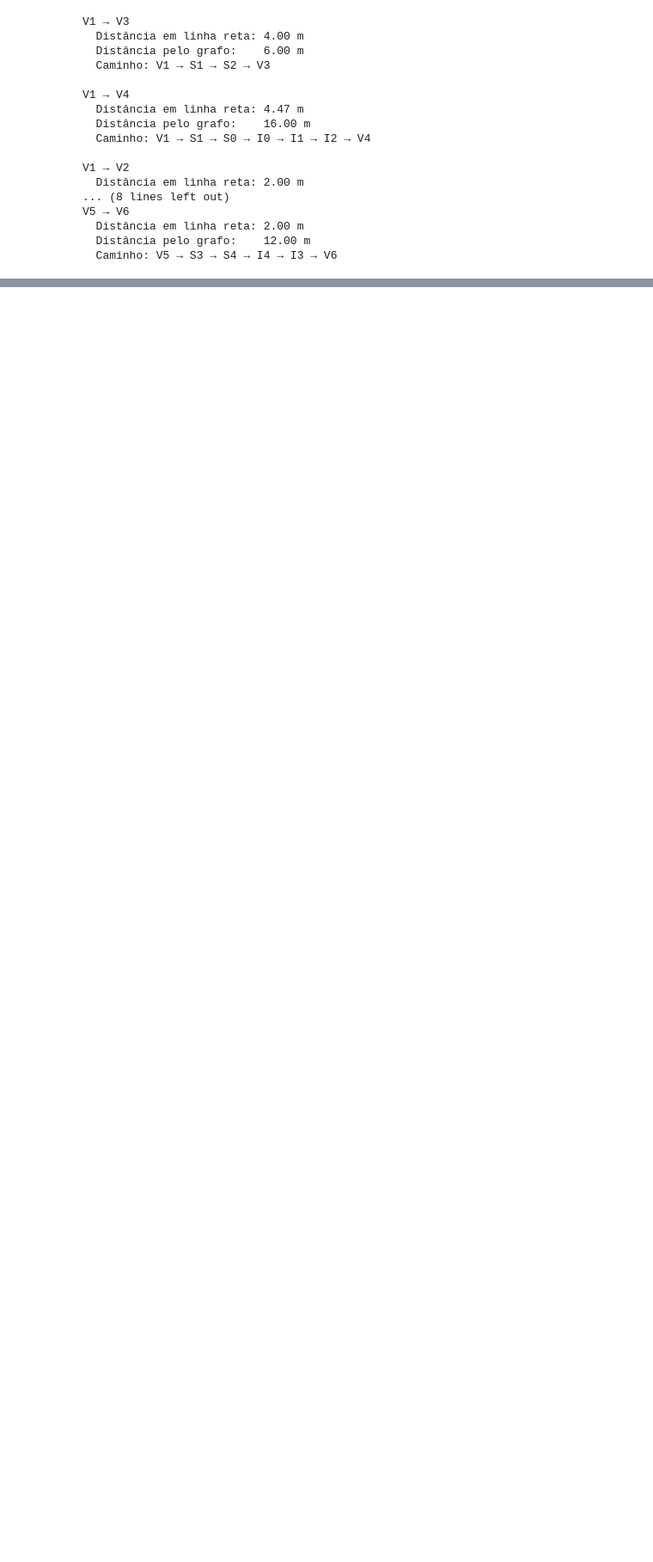
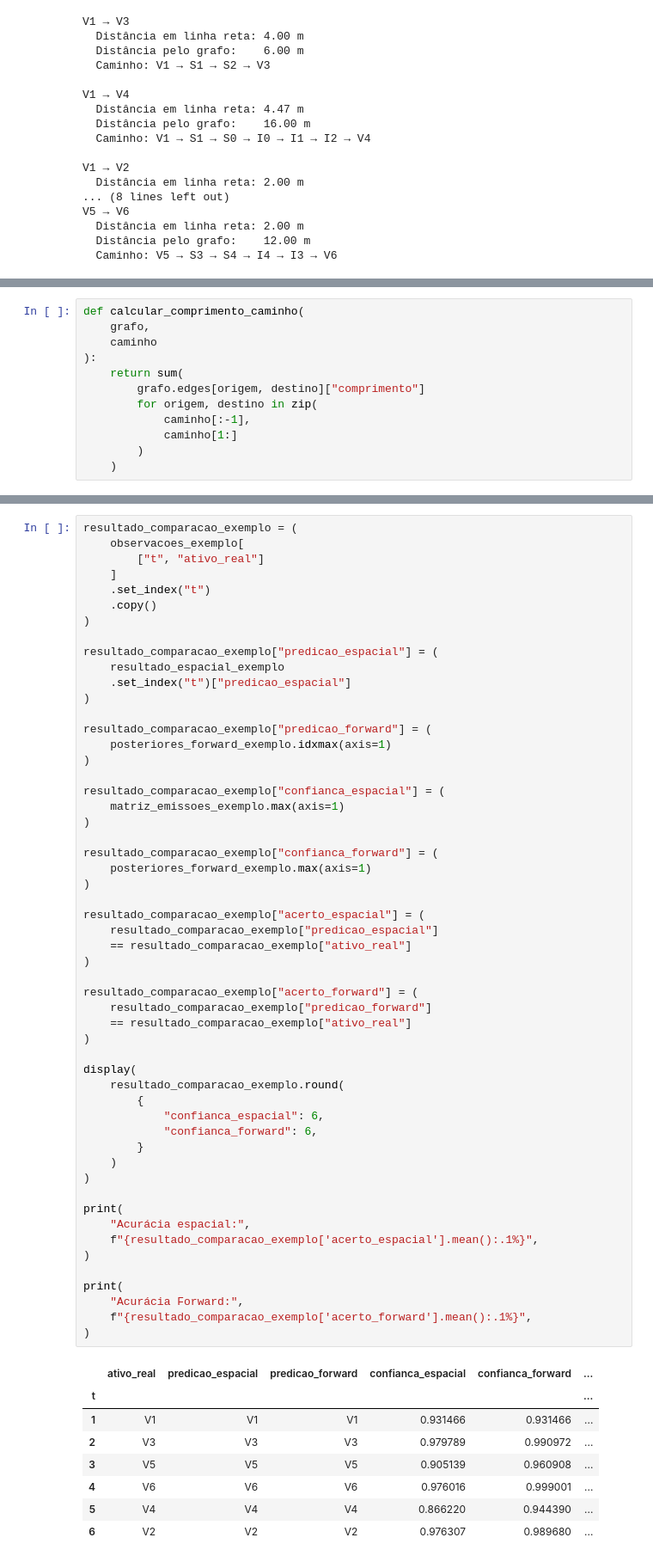
Before and after one commit to gabrieldutraschwaab/asset-disambiguation-hmm, a Jupyter notebook: notebooks/01_cenario_sintetico.ipynb, the cells around one changed output, grey strips where cells are left out. Shown at 86% size. Drawn from its saved outputs; the diff is of its cells as text; blank space fills up the shorter version.

```diff
--- a/notebooks/01_cenario_sintetico.ipynb
+++ b/notebooks/01_cenario_sintetico.ipynb
@@ -417,0 +840,12 @@ V5 → V6
+# %%
+def calcular_comprimento_caminho(
+    grafo,
+    caminho
+):
+    return sum(
+        grafo.edges[origem, destino]["comprimento"]
+        for origem, destino in zip(
+            caminho[:-1],
+            caminho[1:]
+        )
+    )
@@ -417,0 +1153,63 @@ V5 → V6
+# %%
+resultado_comparacao_exemplo = (
+    observacoes_exemplo[
+        ["t", "ativo_real"]
+    ]
+    .set_index("t")
+    .copy()
+)
+
+resultado_comparacao_exemplo["predicao_espacial"] = (
+    resultado_espacial_exemplo
+    .set_index("t")["predicao_espacial"]
+)
+
+resultado_comparacao_exemplo["predicao_forward"] = (
+    posteriores_forward_exemplo.idxmax(axis=1)
+)
+
+resultado_comparacao_exemplo["confianca_espacial"] = (
+    matriz_emissoes_exemplo.max(axis=1)
+)
+
+resultado_comparacao_exemplo["confianca_forward"] = (
+    posteriores_forward_exemplo.max(axis=1)
+)
+
+resultado_comparacao_exemplo["acerto_espacial"] = (
+    resultado_comparacao_exemplo["predicao_espacial"]
+    == resultado_comparacao_exemplo["ativo_real"]
+)
+
+resultado_comparacao_exemplo["acerto_forward"] = (
+    resultado_comparacao_exemplo["predicao_forward"]
+    == resultado_comparacao_exemplo["ativo_real"]
+)
+
+display(
+    resultado_comparacao_exemplo.round(
+        {
+            "confianca_espacial": 6,
+            "confianca_forward": 6,
+        }
+    )
+)
+
+print(
+    "Acurácia espacial:",
+    f"{resultado_comparacao_exemplo['acerto_espacial'].mean():.1%}",
+)
+
+print(
+    "Acurácia Forward:",
+    f"{resultado_comparacao_exemplo['acerto_forward'].mean():.1%}",
+)
+# %% [output]
+|  | ativo_real | predicao_espacial | predicao_forward | confianca_espacial | confianca_forward | ... |
+| t |  |  |  |  |  | ... |
+| 1 | V1 | V1 | V1 | 0.931466 | 0.931466 | ... |
+| 2 | V3 | V3 | V3 | 0.979789 | 0.990972 | ... |
+| 3 | V5 | V5 | V5 | 0.905139 | 0.960908 | ... |
+| 4 | V6 | V6 | V6 | 0.976016 | 0.999001 | ... |
+| 5 | V4 | V4 | V4 | 0.866220 | 0.944390 | ... |
+| 6 | V2 | V2 | V2 | 0.976307 | 0.989680 | ... |
```
Also changed, not shown: parts of 22 cells of this notebook.
